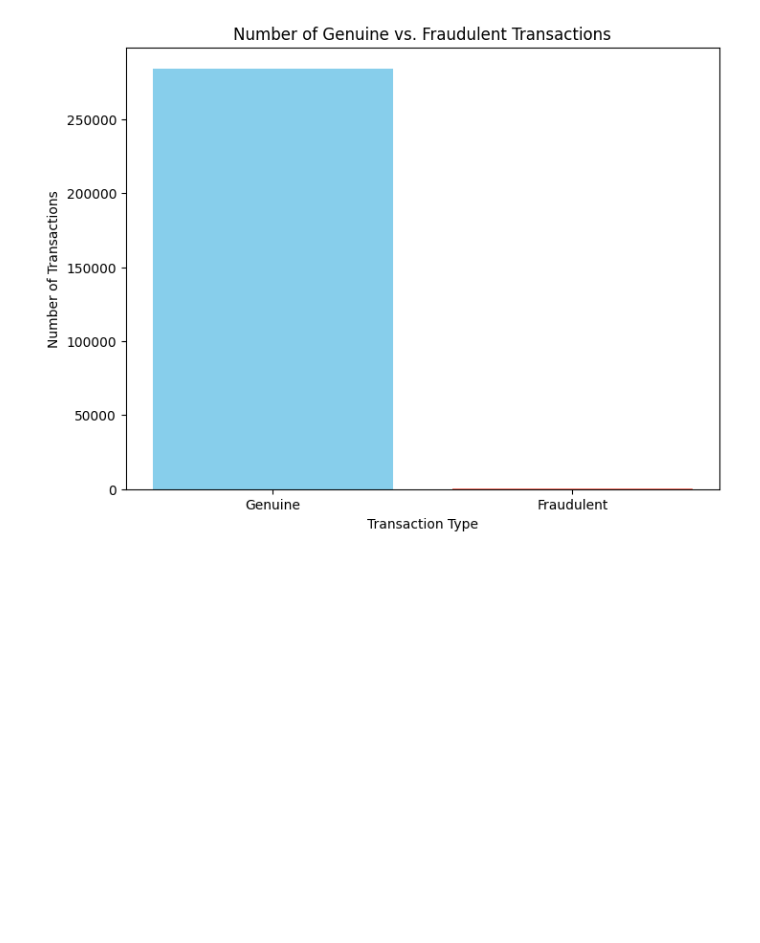
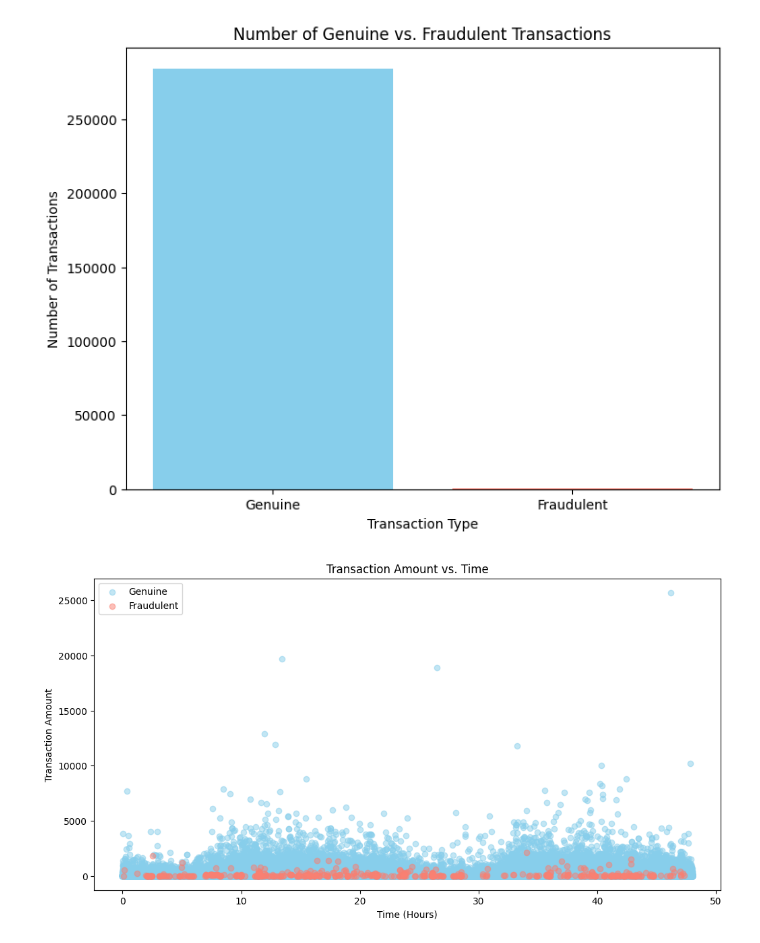
Before and after one commit to mosahle7/ML, a Jupyter notebook: Credit Card Fraud Detection.ipynb, the cells around one changed output. Saved outputs shown, nothing was run; the diff lists cells and outputs as text; code cells hidden in the pictures; blank space fills up the shorter version.

```diff
--- a/Credit Card Fraud Detection.ipynb
+++ b/Credit Card Fraud Detection.ipynb
@@ -142,3 +144,14 @@ plt.ylabel('Number of Transactions')
 plt.show()
 # %% [output]
 [figure]
+# %%
+plt.figure(figsize=(12, 6))
+plt.scatter(gen_trans['Time']/3600, gen_trans['Amount'], alpha=0.5, label='Genuine', color='skyblue')
+plt.scatter(fr_trans['Time']/3600, fr_trans['Amount'], alpha=0.5, label='Fraudulent', color='salmon')
+plt.title('Transaction Amount vs. Time')
+plt.xlabel('Time (Hours)')
+plt.ylabel('Transaction Amount')
+plt.legend()
+plt.show()
+# %% [output]
+[figure, added]
```
Also changed, not shown: parts of 6 cells of this notebook.
